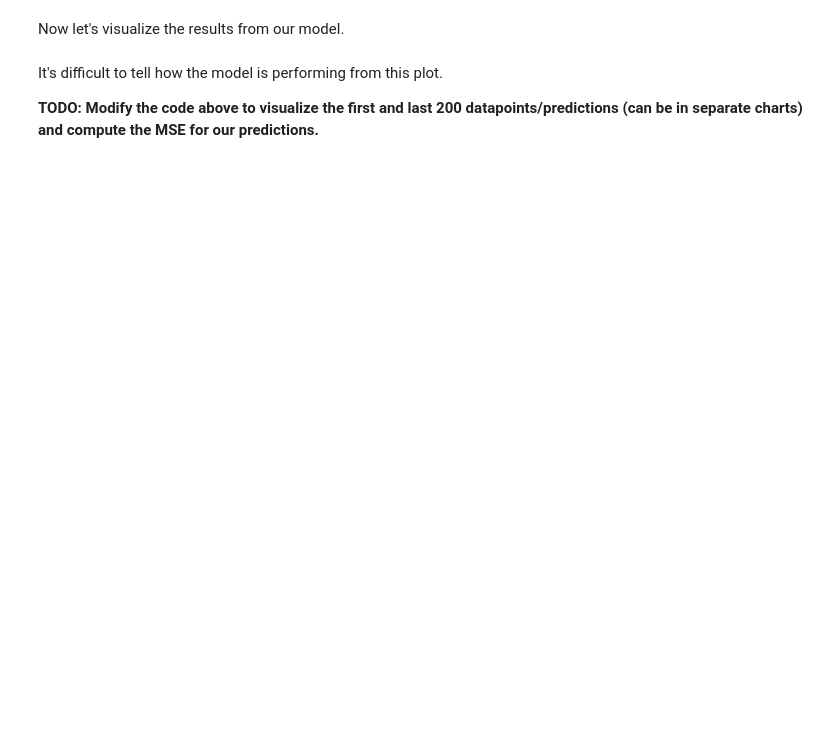
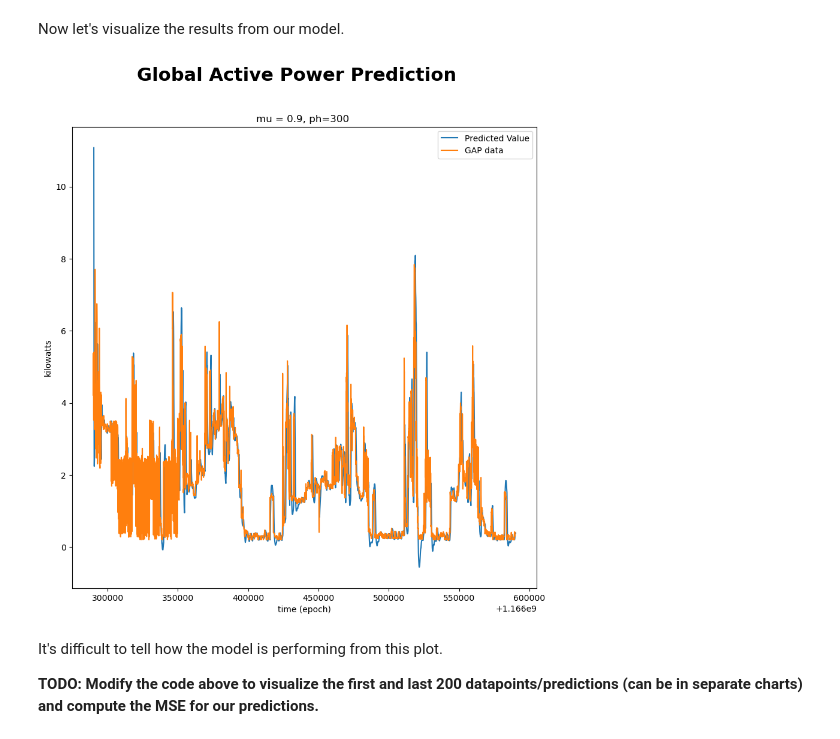
Before and after one commit to omarsagoo/aai-iot-linear-regression, a Jupyter notebook: Linear Regression IoT.ipynb, the cells around one changed output. Drawn from its saved outputs; the diff is of its cells as text; code cells hidden in the pictures; blank space fills up the shorter version.

```diff
--- a/Linear Regression IoT.ipynb
+++ b/Linear Regression IoT.ipynb
@@ -54,16 +126,12 @@ A:
 ts = pd.DataFrame(df.unix)
 ys = pd.DataFrame(df.Global_active_power)
 
-ph = #5 minutes
-ph_index = #ph/data resolution (how many timesteps is our ph?)
+ph = 300 #5 minutes 5 * 60 seconds for each second. since the timedelta is set to 1s for the epoch/unix column
+ph_index = 5 #ph/data resolution (how many timesteps is our ph?)
 mu = 0.9
 
 #let's limit the number of samples in our model to 5000 just for speed
 n_s = 5000
-
-# Arrays to hold predicted values
-tp_pred = np.zeros(n_s-1)
-yp_pred = np.zeros(n_s-1)
 # %% [markdown]
 **Q: With mu = 0.9, how much weight will our first data point have on the last (5000th) prediction in our limited dataset?**
 
@@ -102,2 +149,4 @@ for i in range(2, n_s+1):# start out with 2 leading datapoints
+# %%
+tp_pred, yp_pred = create_predictions(ph, mu, n_s)
 # %% [markdown]
 Now let's visualize the results from our model.
@@ -113,3 +153,7 @@ ax.legend()
+# %%
+plot_all(tp_pred, yp_pred, mu, ph)
+# %% [output]
+[figure, added]
 # %% [markdown]
 It's difficult to tell how the model is performing from this plot.
 
```
Also changed, not shown: parts of 37 cells of this notebook, 3 other files.
